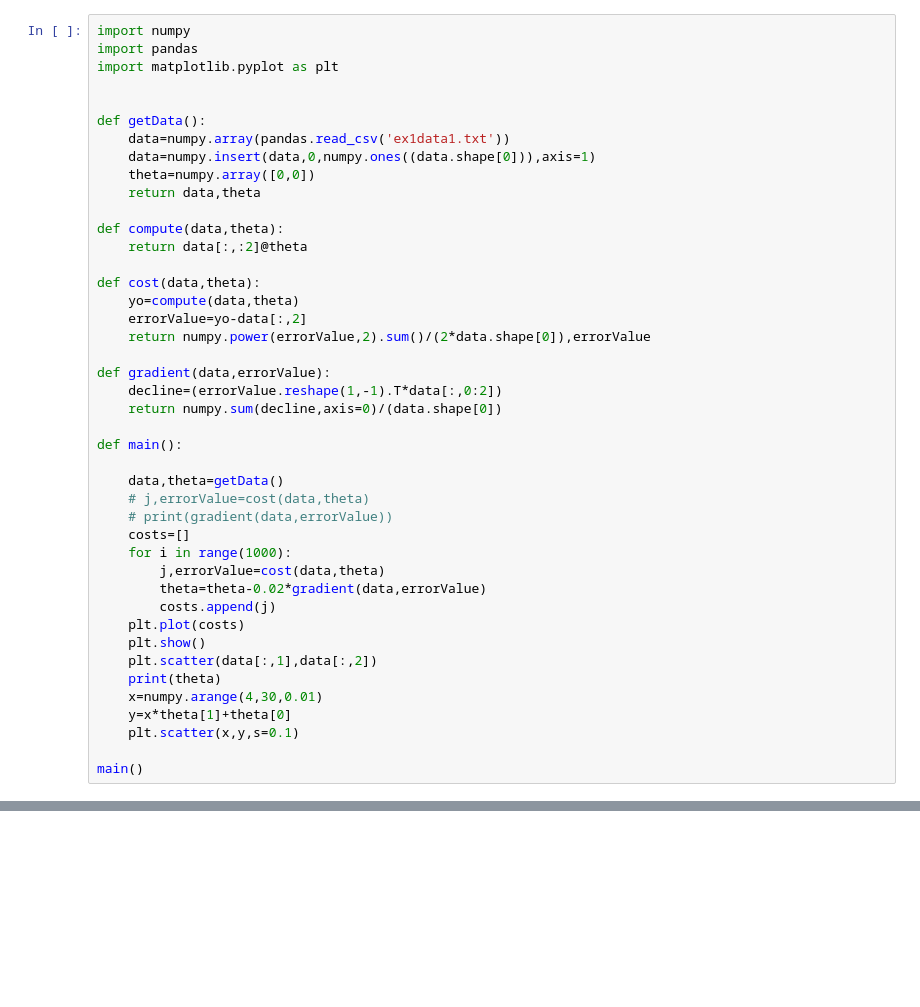
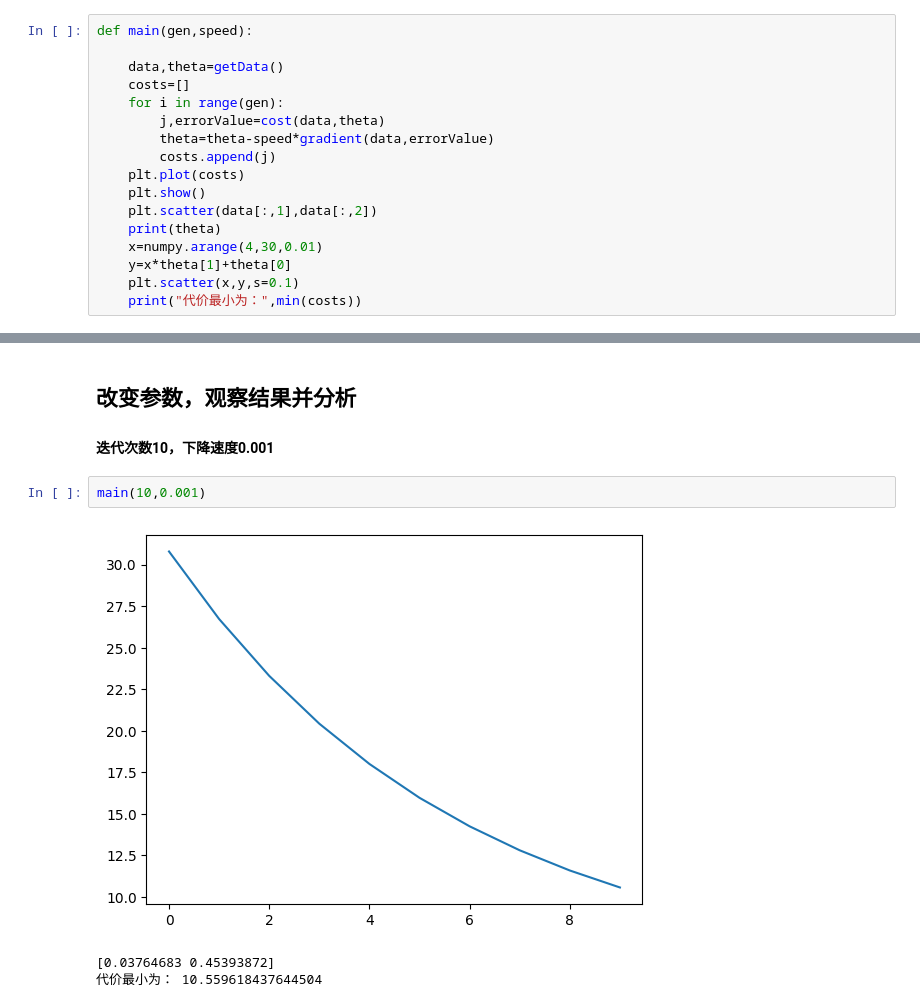
Before and after one commit to keptupp/MachineClass, a Jupyter notebook: exercise_1/mycode.ipynb, the cells around one changed output, grey strips where cells are left out. Saved outputs shown, nothing was run; the diff lists cells and outputs as text; blank space fills up the shorter version.

```diff
--- a/exercise_1/mycode.ipynb
+++ b/exercise_1/mycode.ipynb
@@ -1,36 +59,11 @@
 # %%
-import numpy
-import pandas
-import matplotlib.pyplot as plt
-
-
-def getData():
-    data=numpy.array(pandas.read_csv('ex1data1.txt'))
-    data=numpy.insert(data,0,numpy.ones((data.shape[0])),axis=1)
-    theta=numpy.array([0,0])
-    return data,theta
-
-def compute(data,theta):
-    return data[:,:2]@theta
-
-def cost(data,theta):
-    yo=compute(data,theta)
-    errorValue=yo-data[:,2]
-    return numpy.power(errorValue,2).sum()/(2*data.shape[0]),errorValue
-
-def gradient(data,errorValue):
-    decline=(errorValue.reshape(1,-1).T*data[:,0:2])
-    return numpy.sum(decline,axis=0)/(data.shape[0])
-
-def main():
+def main(gen,speed):
 
     data,theta=getData()
-    # j,errorValue=cost(data,theta)
-    # print(gradient(data,errorValue))
     costs=[]
-    for i in range(1000):
+    for i in range(gen):
         j,errorValue=cost(data,theta)
-        theta=theta-0.02*gradient(data,errorValue)
+        theta=theta-speed*gradient(data,errorValue)
         costs.append(j)
     plt.plot(costs)
     plt.show()
@@ -39,5 +72,4 @@ def main():
     x=numpy.arange(4,30,0.01)
     y=x*theta[1]+theta[0]
     plt.scatter(x,y,s=0.1)
-
-main()
+    print("代价最小为：",min(costs))
@@ -59,0 +76,9 @@ $${{\theta }_{j}}:={{\theta }_{j}}-\alpha \frac{\partial }{\partial {{\theta }_{
+# %% [markdown]
+## 改变参数，观察结果并分析
+#### 迭代次数10，下降速度0.001
+# %%
+main(10,0.001)
+# %% [output]
+[figure, added]
+[0.03764683 0.45393872]
+代价最小为： 10.559618437644504
```
Also changed, not shown: parts of 23 cells of this notebook, 2 other files.
